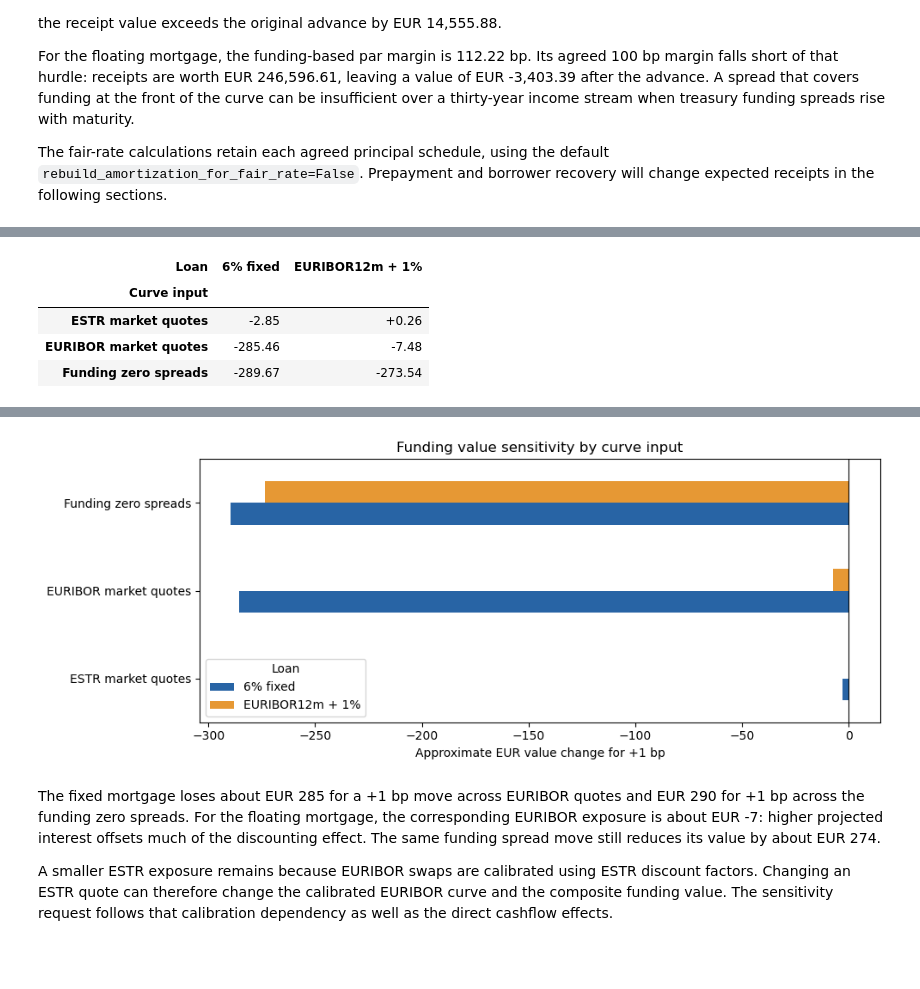
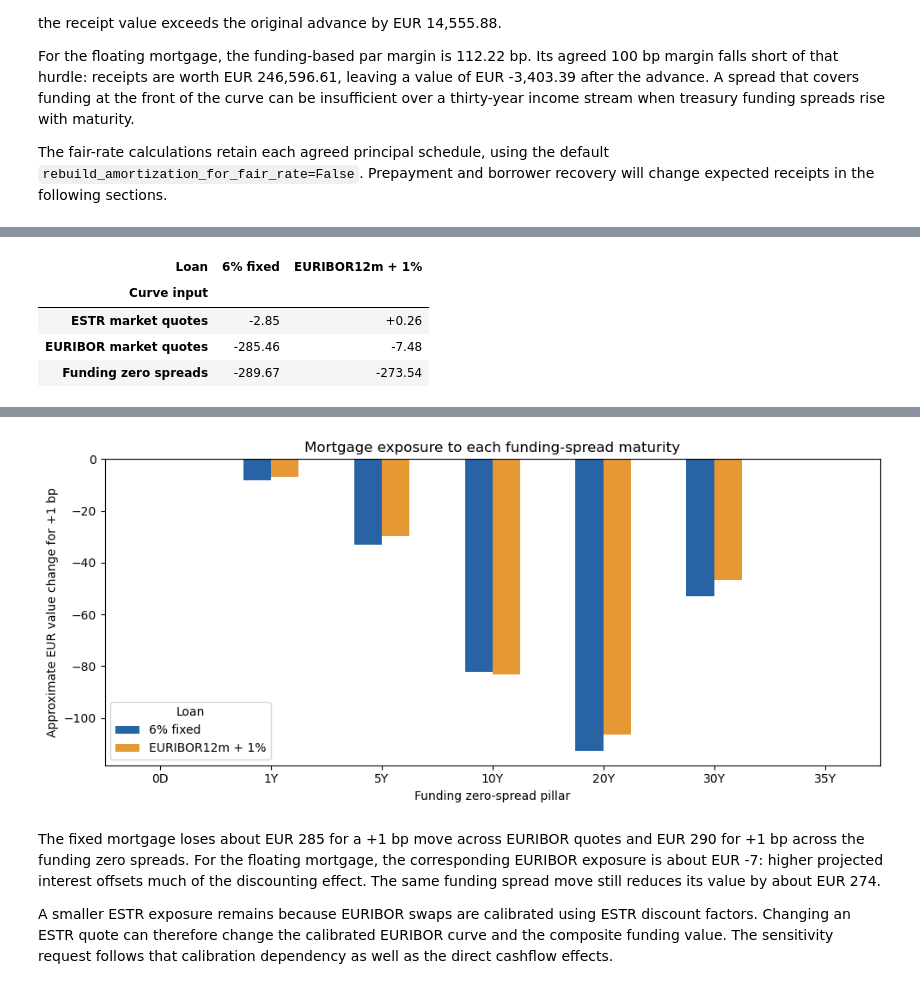
Before and after one commit to jmelo11/quantsupport, a Jupyter notebook: bindings/python/examples/valuation/loans/loans.ipynb, the cells around one changed output, grey strips where cells are left out. Cells and saved outputs as stored; diff of their text form; code cells hidden in the pictures; blank space fills up the shorter version.

Commit message:
docs(loans): isolate funding spread risk

```diff
--- a/bindings/python/examples/valuation/loans/loans.ipynb
+++ b/bindings/python/examples/valuation/loans/loans.ipynb
@@ -50,7 +50,7 @@ from market_data import load_loan_market
 pd.set_option("display.float_format", lambda value: f"{value:,.2f}")
 valuation_date = qs.Date(year=2026, month=2, day=24)
 maturity_date = valuation_date + qs.Period(length=30, units=qs.TimeUnit.Years)
-calendar = qs.Calendar(name="TARGET")
+calendar = qs.Calendar.TARGET
 fixed_rate = qs.InterestRate(
     rate=0.06, day_counter=qs.DayCounter.Actual360,
     compounding=qs.Compounding.Simple, frequency=qs.Frequency.Annual,
@@ -779,28 +782,44 @@ table retains the individual maturities, which matter for non-parallel moves.
 # %%
+context.fixed_income_policy = funding_policy
 funding_risks = []
-for label, result in funding_base_results.items():
-    risk = result.sensitivities.copy()
-    risk["Loan"] = label
-    risk["EUR change for +1bp"] = risk.value * 0.0001
-    risk["Curve input"] = risk.pillar.map(
-        lambda pillar: "Funding zero spreads" if "FUNDINGSPREAD" in pillar else
-        "EURIBOR market quotes" if "EURIBOR" in pillar else "ESTR market quotes"
-    )
-    funding_risks.append(risk)
+with context:
+    for label, instrument in [("6% fixed", fixed), ("EURIBOR12m + 1%", floating)]:
+        result = pricer.evaluate(
+            trade=qs.Trade(instrument=instrument, trade_date=valuation_date),
+            context=context,
+            requests=[qs.Request.Sensitivities],
+        )
+        risk = result.sensitivities.copy()
+        risk["Loan"] = label
+        risk["EUR change for +1bp"] = risk.value * 0.0001
+        risk["Curve input"] = risk.pillar.map(
+            lambda pillar: "Funding zero spreads" if "FUNDINGSPREAD" in pillar else
+            "EURIBOR market quotes" if "EURIBOR" in pillar else "ESTR market quotes"
+        )
+        funding_risks.append(risk)
 funding_risk = pd.concat(funding_risks, ignore_index=True)
 funding_pv01 = funding_risk.pivot_table(
     index="Curve input", columns="Loan", values="EUR change for +1bp", aggfunc="sum", fill_value=0,
 )
 display(funding_pv01.style.format("{:+,.2f}"))
-display(funding_risk.pivot_table(
-    index=["Curve input", "pillar"], columns="Loan", values="EUR change for +1bp",
-    aggfunc="sum", fill_value=0,
-).style.format("{:+,.4f}"))
-axis = funding_pv01.plot.barh(figsize=(10, 4), color=["#2864a5", "#e69834"])
-axis.axvline(0, color="black", linewidth=0.8)
-axis.set(xlabel="Approximate EUR value change for +1 bp", ylabel="",
-         title="Funding value sensitivity by curve input")
+
+funding_pillar_labels = [
+    f"{funding_spread_index}_{valuation_date + tenor}" for tenor in funding_tenors
+]
+funding_spread_sensitivities = funding_risk.loc[
+    funding_risk.pillar.isin(funding_pillar_labels)
+].pivot(index="pillar", columns="Loan", values="EUR change for +1bp").reindex(funding_pillar_labels)
+funding_spread_sensitivities.index = pd.Index(
+    [str(tenor) for tenor in funding_tenors], name="Funding spread tenor",
+)
+display(funding_spread_sensitivities.style.format("{:+,.4f}"))
+
+axis = funding_spread_sensitivities.plot.bar(figsize=(10, 4.5), color=["#2864a5", "#e69834"])
+axis.axhline(0, color="black", linewidth=0.8)
+axis.set(ylabel="Approximate EUR value change for +1 bp",
+         xlabel="Funding zero-spread pillar", title="Mortgage exposure to each funding-spread maturity")
 axis.legend(title="Loan")
+plt.xticks(rotation=0)
 plt.tight_layout()
 plt.show()
 # %% [output]
@@ -830,4 +840,4 @@ plt.show()
-[figure, old version]
+[figure, new version]
 # %% [markdown]
 The fixed mortgage loses about EUR 285 for a +1 bp move across EURIBOR quotes
 and EUR 290 for +1 bp across the funding zero spreads. For the floating mortgage,
```
Also changed, not shown: parts of 5 cells of this notebook, 2 other files.
